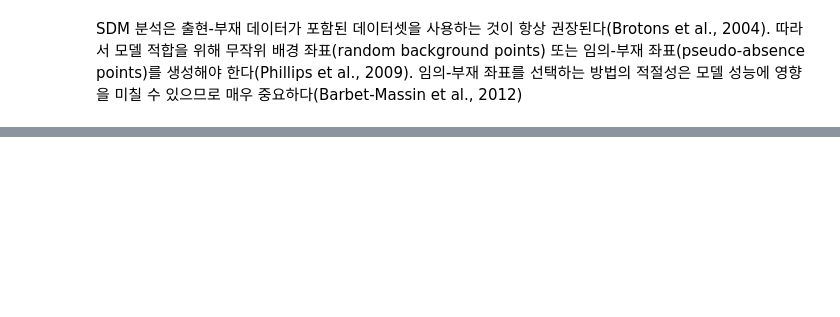
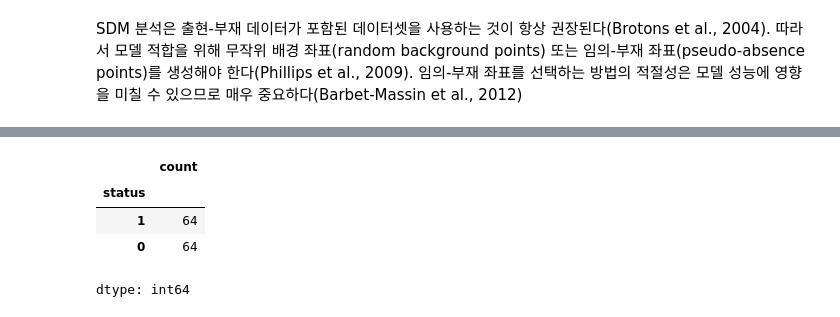
Before and after one commit to osgeokr/kari-sdm, a Jupyter notebook: 002_gbif_pitta_nympha_spatial_filtering.ipynb, the cells around one changed output, grey strips where cells are left out. Cells and saved outputs as stored; diff of their text form; code cells hidden in the pictures; blank space fills up the shorter version.

```diff
--- a/002_gbif_pitta_nympha_spatial_filtering.ipynb
+++ b/002_gbif_pitta_nympha_spatial_filtering.ipynb
@@ -305,0 +369,8 @@ SDM 분석은 출현-부재 데이터가 포함된 데이터셋을 사용하는
+# %%
+gdf['status'].value_counts()
+# %% [output]
+|  | count |
+| status |  |
+| 1 | 64 |
+| 0 | 64 |
+dtype: int64
```
Also changed, not shown: parts of 8 cells of this notebook.
